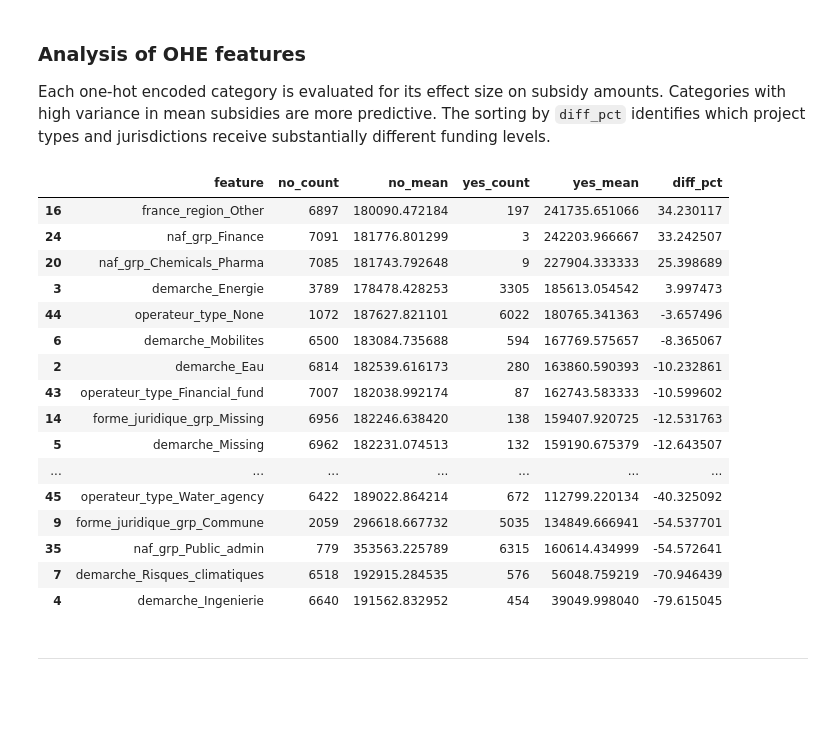
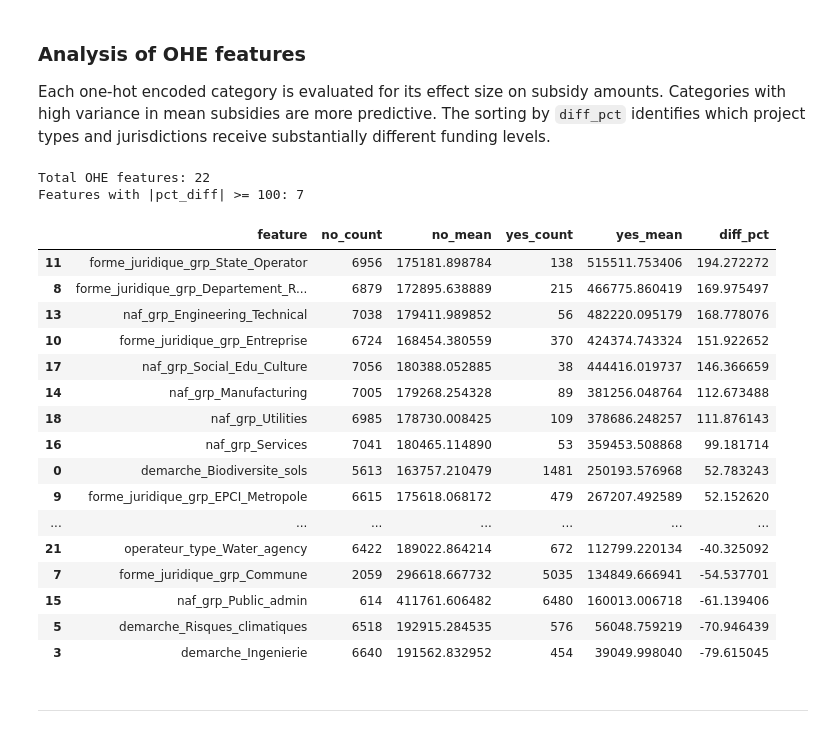
Before and after one commit to sofiasedlova/decision-tree-challenge, a Jupyter notebook: data_exploration.ipynb, the cells around one changed output. Saved outputs shown, nothing was run; the diff lists cells and outputs as text; code cells hidden in the pictures; blank space fills up the shorter version.

```diff
--- a/data_exploration.ipynb
+++ b/data_exploration.ipynb
@@ -984,7 +1146,10 @@ nominal_columns_to_drop = [
     "operateur",
     "forme_juridique_beneficiaire",
     "activiteprincipale",
-    "economiesocialesolidaireunitelegale"
+    "economiesocialesolidaireunitelegale",
+    "ess_bin",
+    "france_region"
+
 ]
 
 df_agg.drop(columns=[c for c in nominal_columns_to_drop if c in df_agg.columns],
@@ -1068,29 +1377,26 @@ print(f"  Test shape: {df_test_encoded.shape}")
 ### Target ordinal encoding for effectifs and firms' categoty
 # %%
 # Target encoding for ordinal columns on TRAIN data
-global_mean = df_encoded['montant_engage'].mean()
-
 # Calculate mean target value for each category
-tranche_effectif_target_means = df_encoded.groupby('tranche_effectif_ord')['montant_engage'].mean()
-categorieentreprise_target_means = df_encoded.groupby('categorieentreprise')['montant_engage'].mean()
+tranche_effectif_target_mean = df_encoded.groupby('tranche_effectif_ord')['montant_engage'].mean()
+categorieentreprise_target_mean = df_encoded.groupby('categorieentreprise')['montant_engage'].mean()
 
 # Apply to train data
-df_encoded['tranche_effectif_ord_te'] = df_encoded['tranche_effectif_ord'].map(tranche_effectif_target_means)
-df_encoded['categorieentreprise_te'] = df_encoded['categorieentreprise'].map(categorieentreprise_target_means)
+df_encoded['tranche_effectif_ord_te'] = df_encoded['tranche_effectif_ord'].map(tranche_effectif_target_mean)
+df_encoded['categorieentreprise_te'] = df_encoded['categorieentreprise'].map(categorieentreprise_target_mean)
 
 # Apply to test data (using train mappings)
-df_test_encoded['tranche_effectif_ord_te'] = df_test_encoded['tranche_effectif_ord'].map(tranche_effectif_target_means).fillna(global_mean)
-df_test_encoded['categorieentreprise_te'] = df_test_encoded['categorieentreprise'].map(categorieentreprise_target_means).fillna(global_mean)
-
-print(f"tranche_effectif_ord: {len(tranche_effectif_target_means)} categories")
-print(f"categorieentreprise: {len(categorieentreprise_target_means)} categories")
+df_test_encoded['tranche_effectif_ord_te'] = df_test_encoded['tranche_effectif_ord'].map(tranche_effectif_target_mean)
+df_test_encoded['categorieentreprise_te'] = df_test_encoded['categorieentreprise'].map(categorieentreprise_target_mean)
+print(f"tranche_effectif_ord: {len(tranche_effectif_target_mean)} categories")
+print(f"categorieentreprise: {len(categorieentreprise_target_mean)} categories")
 # %% [output]
 tranche_effectif_ord: 15 categories
 categorieentreprise: 4 categories
 # %%
-# Drop original ordinal columns after target encoding
-df_encoded.drop(columns=['tranche_effectif_ord', 'categorieentreprise'], inplace=True)
-df_test_encoded.drop(columns=['tranche_effectif_ord', 'categorieentreprise'], inplace=True)
+# # Drop original ordinal columns after target encoding
+# df_encoded.drop(columns=['tranche_effectif_ord', 'categorieentreprise'], inplace=True)
+# df_test_encoded.drop(columns=['tranche_effectif_ord', 'categorieentreprise'], inplace=True)
 # %%
 df_encoded.info()
 # %% [output]
@@ -1312,7 +1571,8 @@ Log-transformed features show moderate to weak correlations with target. However
 # %%
 # Simple binary feature check
 binary_features = [
-    'is_age_error', 'is_false_info', 'is_metropolitan', 'is_overseas',
+    'is_age_error',
+    'is_false_info', 'is_metropolitan', 'is_overseas',
     'has_operator', 'is_water_agency', 'is_ademe', 'is_financial_operator'
 ]
 
@@ -1365,7 +1626,8 @@ X_cat = df_encoded.drop(columns=['montant_engage'])
 y_cat = df_encoded['montant_engage']
 
 binary_features_done = [
-    'is_age_error','is_false_info','is_metropolitan','is_overseas',
+    'is_age_error',
+    'is_false_info','is_metropolitan','is_overseas',
     'has_operator','is_water_agency','is_ademe','is_financial_operator'
 ]
 
@@ -1379,47 +1641,55 @@ for name in X_cat.columns:
 
 rows = []
 for col in sorted(cat_ohe_cols):
     if col in binary_features_done:
         continue
     # keep only binary columns
     unique_vals = set(X_cat[col].unique())
     if not unique_vals.issubset({0, 1}):
         continue
     no_mask = X_cat[col] == 0
     yes_mask = X_cat[col] == 1
     n_no = int(no_mask.sum())
     n_yes = int(yes_mask.sum())
     mean_no = float(y_cat[no_mask].mean())
     mean_yes = float(y_cat[yes_mask].mean())
     diff = mean_yes - mean_no
     pct_diff = (diff / mean_no * 100) if mean_no != 0 else np.nan
     rows.append({
         'feature': col,
         'no_count': n_no,
         'no_mean': mean_no,
         'yes_count': n_yes,
         'yes_mean': mean_yes,
         'diff_pct': pct_diff
     })
 
 cat_ohe_stats = pd.DataFrame(rows).sort_values(by='diff_pct', ascending=False)
 
-display(cat_ohe_stats.tail(20))
+# Filter to keep only features with |pct_diff| >= 100
+cat_ohe_stats_filtered = cat_ohe_stats[cat_ohe_stats['diff_pct'].abs() >= 100]
+
+print(f"Total OHE features: {len(cat_ohe_stats)}")
+print(f"Features with |pct_diff| >= 100: {len(cat_ohe_stats_filtered)}")
+
+display(cat_ohe_stats)
 # %% [output]
+Total OHE features: 22
+Features with |pct_diff| >= 100: 7
 |  | feature | no_count | no_mean | yes_count | yes_mean | diff_pct |
-| 16 | france_region_Other | 6897 | 180090.472184 | 197 | 241735.651066 | 34.230117 |
-| 24 | naf_grp_Finance | 7091 | 181776.801299 | 3 | 242203.966667 | 33.242507 |
-| 20 | naf_grp_Chemicals_Pharma | 7085 | 181743.792648 | 9 | 227904.333333 | 25.398689 |
-| 3 | demarche_Energie | 3789 | 178478.428253 | 3305 | 185613.054542 | 3.997473 |
-| 44 | operateur_type_None | 1072 | 187627.821101 | 6022 | 180765.341363 | -3.657496 |
-| 6 | demarche_Mobilites | 6500 | 183084.735688 | 594 | 167769.575657 | -8.365067 |
-| 2 | demarche_Eau | 6814 | 182539.616173 | 280 | 163860.590393 | -10.232861 |
-| 43 | operateur_type_Financial_fund | 7007 | 182038.992174 | 87 | 162743.583333 | -10.599602 |
-| 14 | forme_juridique_grp_Missing | 6956 | 182246.638420 | 138 | 159407.920725 | -12.531763 |
-| 5 | demarche_Missing | 6962 | 182231.074513 | 132 | 159190.675379 | -12.643507 |
+| 11 | forme_juridique_grp_State_Operator | 6956 | 175181.898784 | 138 | 515511.753406 | 194.272272 |
+| 8 | forme_juridique_grp_Departement_R... | 6879 | 172895.638889 | 215 | 466775.860419 | 169.975497 |
+| 13 | naf_grp_Engineering_Technical | 7038 | 179411.989852 | 56 | 482220.095179 | 168.778076 |
+| 10 | forme_juridique_grp_Entreprise | 6724 | 168454.380559 | 370 | 424374.743324 | 151.922652 |
+| 17 | naf_grp_Social_Edu_Culture | 7056 | 180388.052885 | 38 | 444416.019737 | 146.366659 |
+| 14 | naf_grp_Manufacturing | 7005 | 179268.254328 | 89 | 381256.048764 | 112.673488 |
+| 18 | naf_grp_Utilities | 6985 | 178730.008425 | 109 | 378686.248257 | 111.876143 |
+| 16 | naf_grp_Services | 7041 | 180465.114890 | 53 | 359453.508868 | 99.181714 |
+| 0 | demarche_Biodiversite_sols | 5613 | 163757.210479 | 1481 | 250193.576968 | 52.783243 |
+| 9 | forme_juridique_grp_EPCI_Metropole | 6615 | 175618.068172 | 479 | 267207.492589 | 52.152620 |
 | ... | ... | ... | ... | ... | ... | ... |
-| 45 | operateur_type_Water_agency | 6422 | 189022.864214 | 672 | 112799.220134 | -40.325092 |
-| 9 | forme_juridique_grp_Commune | 2059 | 296618.667732 | 5035 | 134849.666941 | -54.537701 |
-| 35 | naf_grp_Public_admin | 779 | 353563.225789 | 6315 | 160614.434999 | -54.572641 |
-| 7 | demarche_Risques_climatiques | 6518 | 192915.284535 | 576 | 56048.759219 | -70.946439 |
-| 4 | demarche_Ingenierie | 6640 | 191562.832952 | 454 | 39049.998040 | -79.615045 |
+| 21 | operateur_type_Water_agency | 6422 | 189022.864214 | 672 | 112799.220134 | -40.325092 |
+| 7 | forme_juridique_grp_Commune | 2059 | 296618.667732 | 5035 | 134849.666941 | -54.537701 |
+| 15 | naf_grp_Public_admin | 614 | 411761.606482 | 6480 | 160013.006718 | -61.139406 |
+| 5 | demarche_Risques_climatiques | 6518 | 192915.284535 | 576 | 56048.759219 | -70.946439 |
+| 3 | demarche_Ingenierie | 6640 | 191562.832952 | 454 | 39049.998040 | -79.615045 |
```
Also changed, not shown: parts of 56 cells of this notebook, 2 other files.
